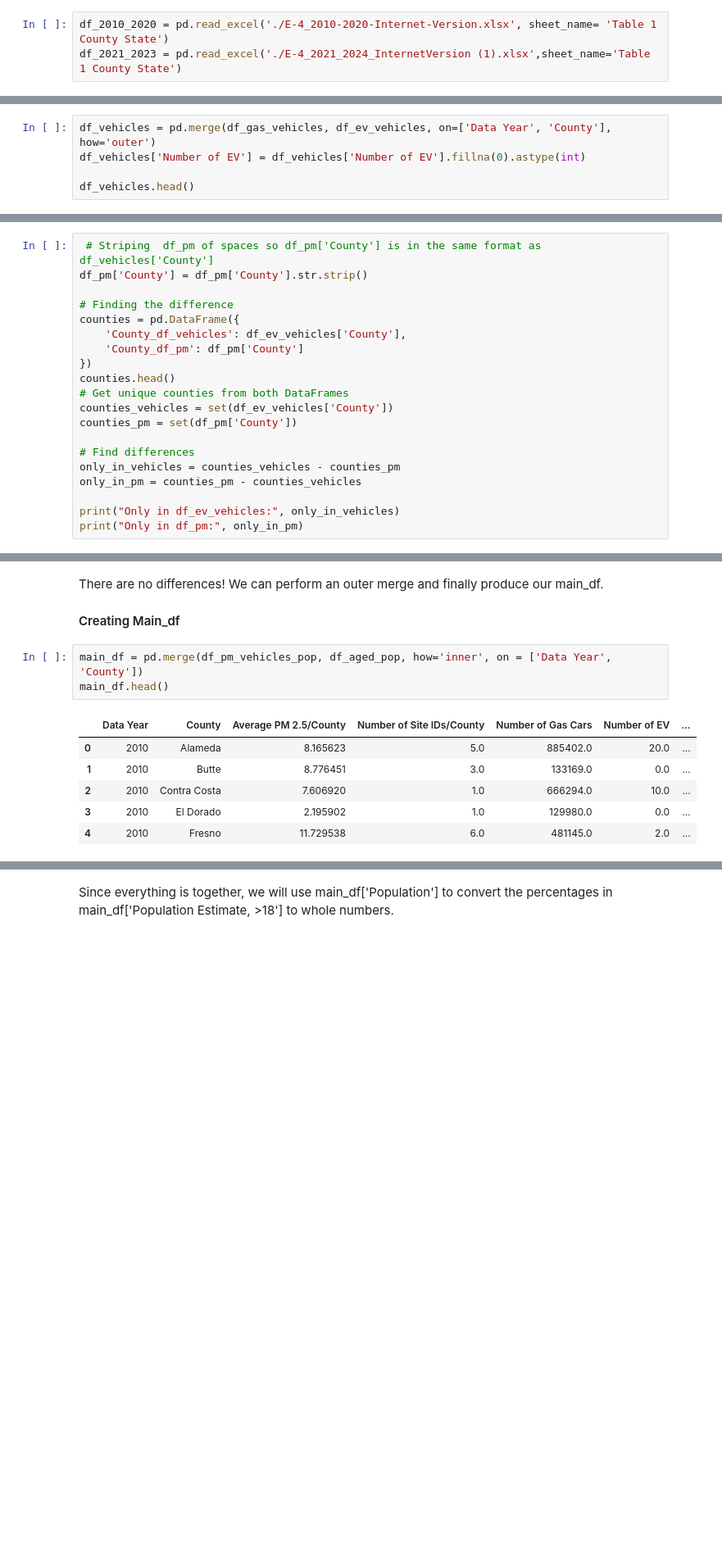
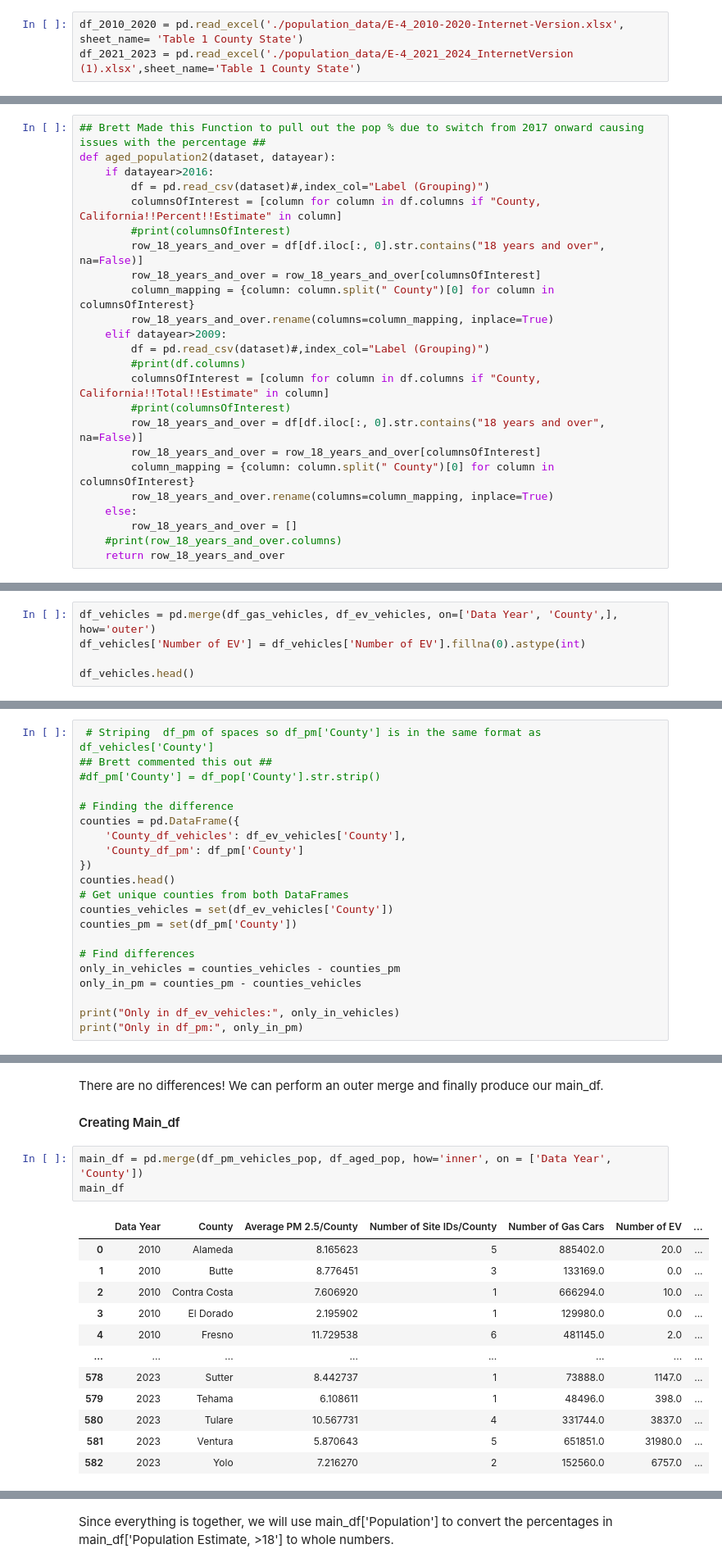
Before and after one commit to kellerl7/SIADS_Milestone_1, a Jupyter notebook: 19-btschmid-claris-lucaskel-kr_backup.ipynb, the cells around one changed output, grey strips where cells are left out. Shown at 82% size. Saved outputs shown, nothing was run; the diff lists cells and outputs as text; blank space fills up the shorter version.

Commit message:
Main Notebook Modifications

```diff
--- a/19-btschmid-claris-lucaskel-kr_backup.ipynb
+++ b/19-btschmid-claris-lucaskel-kr_backup.ipynb
@@ -552,8 +552,8 @@ Our goal for the datasets is to clean and merge them into a single dataframe tha
 #### Import Data
 Each dataset had multiple sheets, but we were interested in the sheet that recorded the population by county ('Table 1 County State').
 # %%
-df_2010_2020 = pd.read_excel('./E-4_2010-2020-Internet-Version.xlsx', sheet_name= 'Table 1 County State')
-df_2021_2023 = pd.read_excel('./E-4_2021_2024_InternetVersion (1).xlsx',sheet_name='Table 1 County State')
+df_2010_2020 = pd.read_excel('./population_data/E-4_2010-2020-Internet-Version.xlsx', sheet_name= 'Table 1 County State')
+df_2021_2023 = pd.read_excel('./population_data/E-4_2021_2024_InternetVersion (1).xlsx',sheet_name='Table 1 County State')
 # %%
 df_2010_2020.head()
 # %% [output]
@@ -700,3 +700,27 @@ def aged_population(dataset, datayear):
     ct_me_df['Data Year'] = datayear
     ct_me_df['Data Year'] = ct_me_df['Data Year'].astype(int)
     return ct_me_df
+# %%
+## Brett Made this Function to pull out the pop % due to switch from 2017 onward causing issues with the percentage ##
+def aged_population2(dataset, datayear):
+    if datayear>2016:
+        df = pd.read_csv(dataset)#,index_col="Label (Grouping)")
+        columnsOfInterest = [column for column in df.columns if "County, California!!Percent!!Estimate" in column]
+        #print(columnsOfInterest)
+        row_18_years_and_over = df[df.iloc[:, 0].str.contains("18 years and over", na=False)]
+        row_18_years_and_over = row_18_years_and_over[columnsOfInterest]
+        column_mapping = {column: column.split(" County")[0] for column in columnsOfInterest}
+        row_18_years_and_over.rename(columns=column_mapping, inplace=True)
+    elif datayear>2009:
+        df = pd.read_csv(dataset)#,index_col="Label (Grouping)")
+        #print(df.columns)
+        columnsOfInterest = [column for column in df.columns if "County, California!!Total!!Estimate" in column]
+        #print(columnsOfInterest)
+        row_18_years_and_over = df[df.iloc[:, 0].str.contains("18 years and over", na=False)]
+        row_18_years_and_over = row_18_years_and_over[columnsOfInterest]
+        column_mapping = {column: column.split(" County")[0] for column in columnsOfInterest}
+        row_18_years_and_over.rename(columns=column_mapping, inplace=True)
+    else:
+        row_18_years_and_over = []
+    #print(row_18_years_and_over.columns)
+    return row_18_years_and_over
@@ -785,7 +848,7 @@ df_gas_vehicles.shape
 # %% [markdown]
 They are not. On closer inspection of the dataframes, we see that df_ev_vehicles only contains counties that have registered electric vehicles and some counties do not. Since gas cars are more prevalent, df_gas_vehicles has an entry for each column. We can fix this discrepancy by doing an outer merge and replacing the consequent NaNs with zeros.
 # %%
-df_vehicles = pd.merge(df_gas_vehicles, df_ev_vehicles, on=['Data Year', 'County'], how='outer')
+df_vehicles = pd.merge(df_gas_vehicles, df_ev_vehicles, on=['Data Year', 'County',], how='outer')
 df_vehicles['Number of EV'] = df_vehicles['Number of EV'].fillna(0).astype(int)
 
 df_vehicles.head()
@@ -801,7 +864,8 @@ df_vehicles.head()
 Before we can merge the dataframes, we will compare their ['County'] columns. Doing so will allow us to properly determine what type of join we should do and the possible values we will lose.
 # %%
  # Striping  df_pm of spaces so df_pm['County'] is in the same format as df_vehicles['County']
-df_pm['County'] = df_pm['County'].str.strip()
+## Brett commented this out ##
+#df_pm['County'] = df_pop['County'].str.strip()
 
 # Finding the difference
 counties = pd.DataFrame({
@@ -907,11 +980,17 @@ There are no differences! We can perform an outer merge and finally produce our
 #### Creating Main_df
 # %%
 main_df = pd.merge(df_pm_vehicles_pop, df_aged_pop, how='inner', on = ['Data Year', 'County'])
-main_df.head()
+main_df
 # %% [output]
 |  | Data Year | County | Average PM 2.5/County | Number of Site IDs/County | Number of Gas Cars | Number of EV | ... |
-| 0 | 2010 | Alameda | 8.165623 | 5.0 | 885402.0 | 20.0 | ... |
-| 1 | 2010 | Butte | 8.776451 | 3.0 | 133169.0 | 0.0 | ... |
-| 2 | 2010 | Contra Costa | 7.606920 | 1.0 | 666294.0 | 10.0 | ... |
-| 3 | 2010 | El Dorado | 2.195902 | 1.0 | 129980.0 | 0.0 | ... |
-| 4 | 2010 | Fresno | 11.729538 | 6.0 | 481145.0 | 2.0 | ... |
+| 0 | 2010 | Alameda | 8.165623 | 5 | 885402.0 | 20.0 | ... |
+| 1 | 2010 | Butte | 8.776451 | 3 | 133169.0 | 0.0 | ... |
+| 2 | 2010 | Contra Costa | 7.606920 | 1 | 666294.0 | 10.0 | ... |
+| 3 | 2010 | El Dorado | 2.195902 | 1 | 129980.0 | 0.0 | ... |
+| 4 | 2010 | Fresno | 11.729538 | 6 | 481145.0 | 2.0 | ... |
+| ... | ... | ... | ... | ... | ... | ... | ... |
+| 578 | 2023 | Sutter | 8.442737 | 1 | 73888.0 | 1147.0 | ... |
+| 579 | 2023 | Tehama | 6.108611 | 1 | 48496.0 | 398.0 | ... |
+| 580 | 2023 | Tulare | 10.567731 | 4 | 331744.0 | 3837.0 | ... |
+| 581 | 2023 | Ventura | 5.870643 | 5 | 651851.0 | 31980.0 | ... |
+| 582 | 2023 | Yolo | 7.216270 | 2 | 152560.0 | 6757.0 | ... |
```
Also changed, not shown: parts of 16 cells of this notebook, 1 other file.
